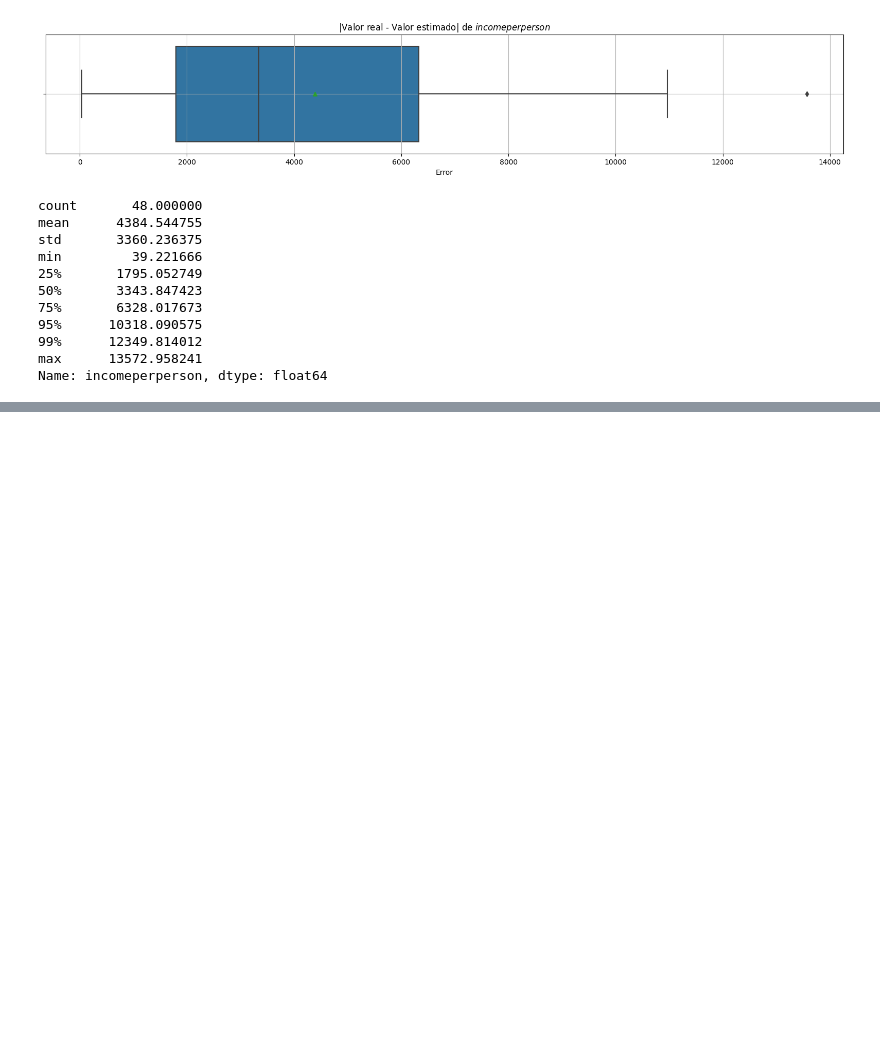
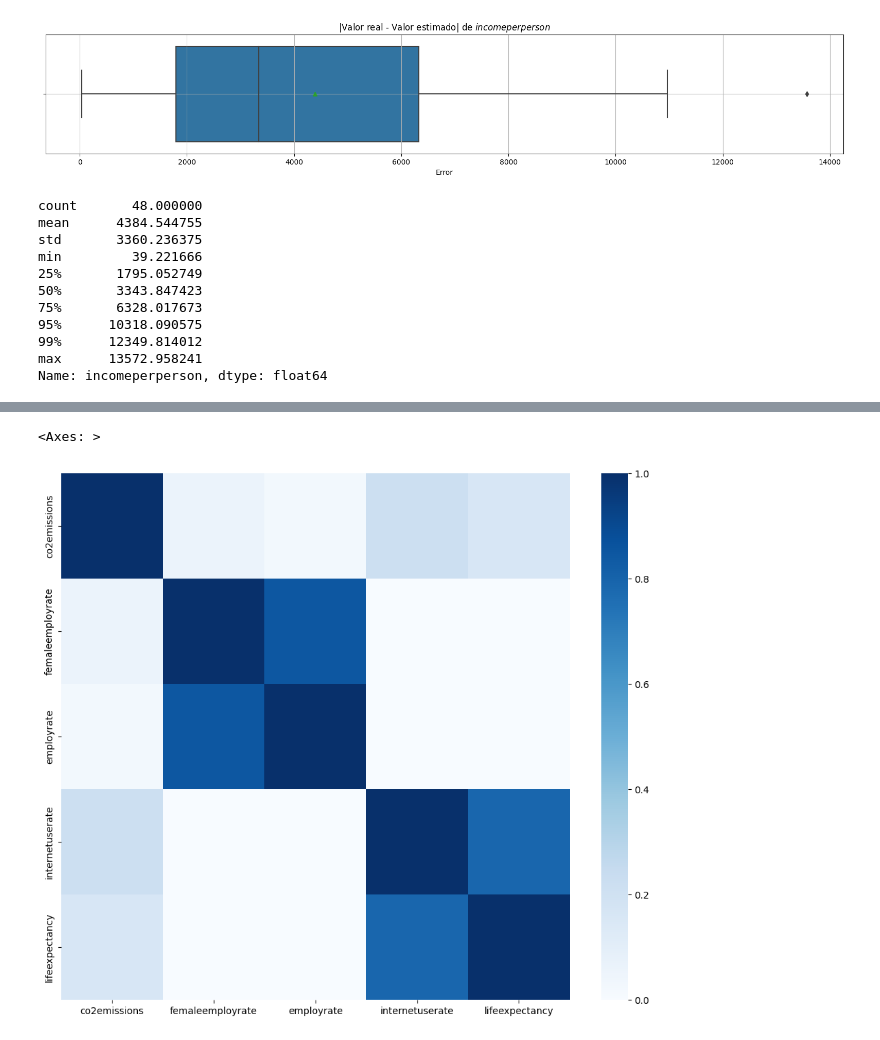
Before and after one commit to Jucavilav/CienciaD-taller2, a Jupyter notebook: Taller2.ipynb, the cells around one changed output, grey strips where cells are left out. Drawn from its saved outputs; the diff is of its cells as text; code cells hidden in the pictures; blank space fills up the shorter version.

```diff
--- a/Taller2.ipynb
+++ b/Taller2.ipynb
@@ -424,0 +427,9 @@ Name: incomeperperson, dtype: float64
+# %%
+pipeline = Pipeline(
+    [
+        ("scaler", StandardScaler()),
+        ("model", LinearRegression())
+    ]
+)
+# %%
+pipeline.fit(X_train, y_train)
@@ -424,0 +470,6 @@ Name: incomeperperson, dtype: float64
+# %%
+plt.figure(figsize=(12, 10))
+sns.heatmap(X_train.corr(), cmap="Blues", vmin=0, vmax=1)
+# %% [output]
+<Axes: >
+[figure, added]
```
Also changed, not shown: parts of 32 cells of this notebook.
